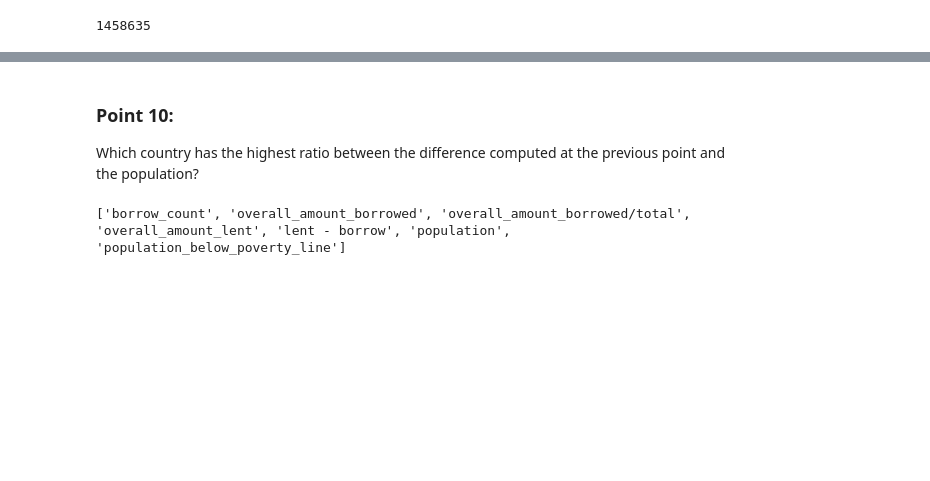
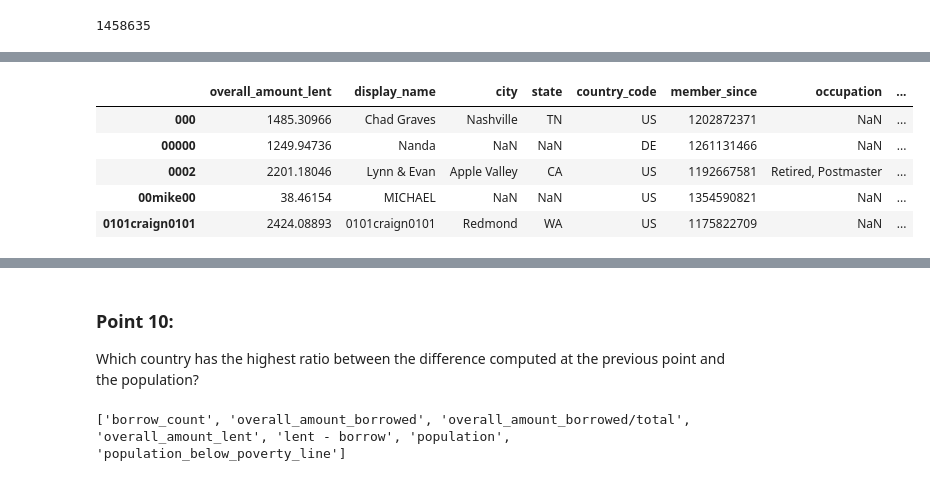
Before and after one commit to Lukpier/cs-project, a Jupyter notebook: kiva.ipynb, the cells around one changed output, grey strips where cells are left out. Drawn from its saved outputs; the diff is of its cells as text; code cells hidden in the pictures; blank space fills up the shorter version.

```diff
--- a/kiva.ipynb
+++ b/kiva.ipynb
@@ -490,0 +496,9 @@ Wall time: 9.61 s
+# %%
+joined.head()
+# %% [output]
+|  | overall_amount_lent | display_name | city | state | country_code | member_since | occupation | ... |
+| 000 | 1485.30966 | Chad Graves | Nashville | TN | US | 1202872371 | NaN | ... |
+| 00000 | 1249.94736 | Nanda | NaN | NaN | DE | 1261131466 | NaN | ... |
+| 0002 | 2201.18046 | Lynn & Evan | Apple Valley | CA | US | 1192667581 | Retired, Postmaster | ... |
+| 00mike00 | 38.46154 | MICHAEL | NaN | NaN | US | 1354590821 | NaN | ... |
+| 0101craign0101 | 2424.08893 | 0101craign0101 | Redmond | WA | US | 1175822709 | NaN | ... |
```
Also changed, not shown: parts of 46 cells of this notebook.
